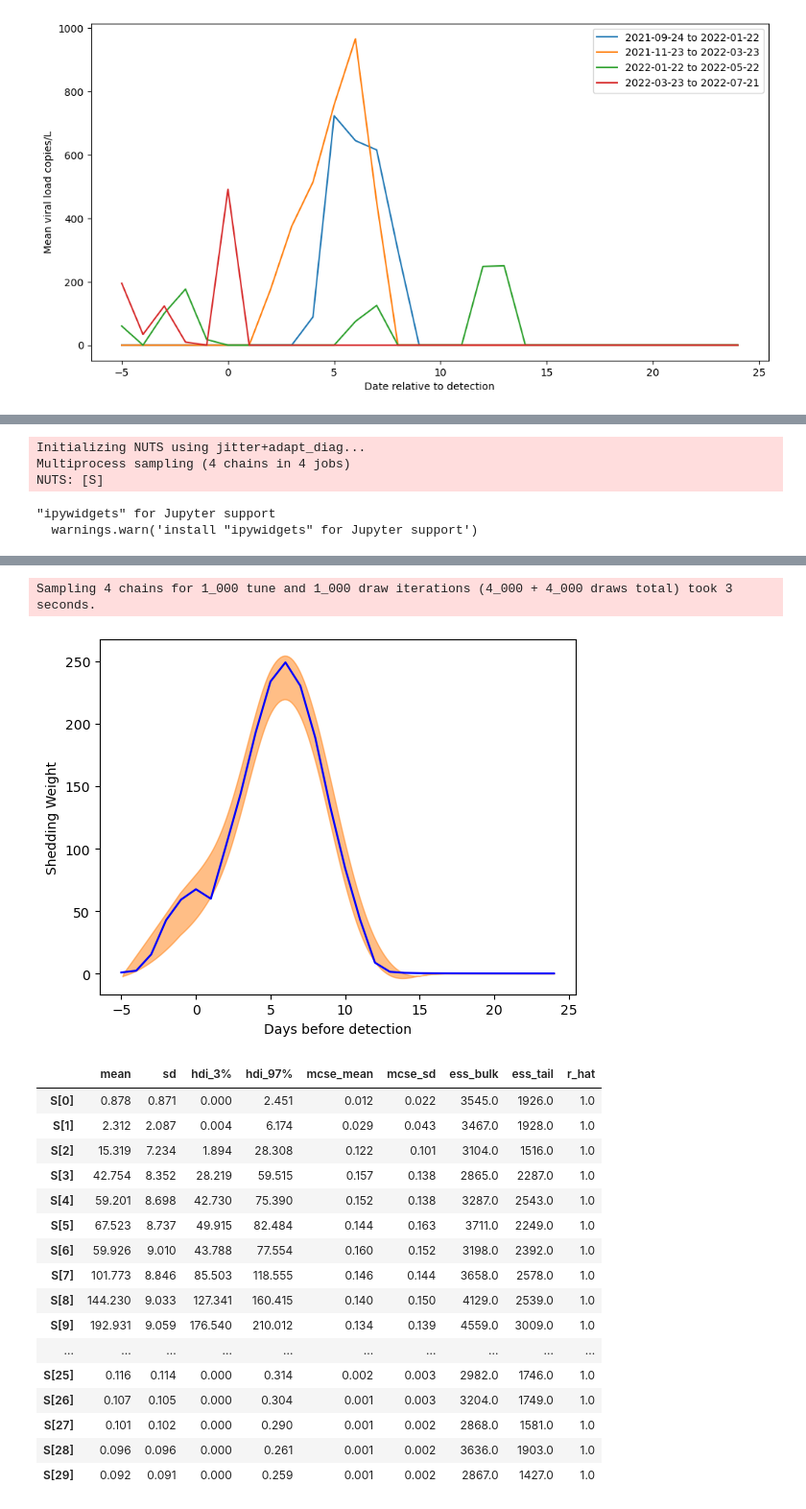
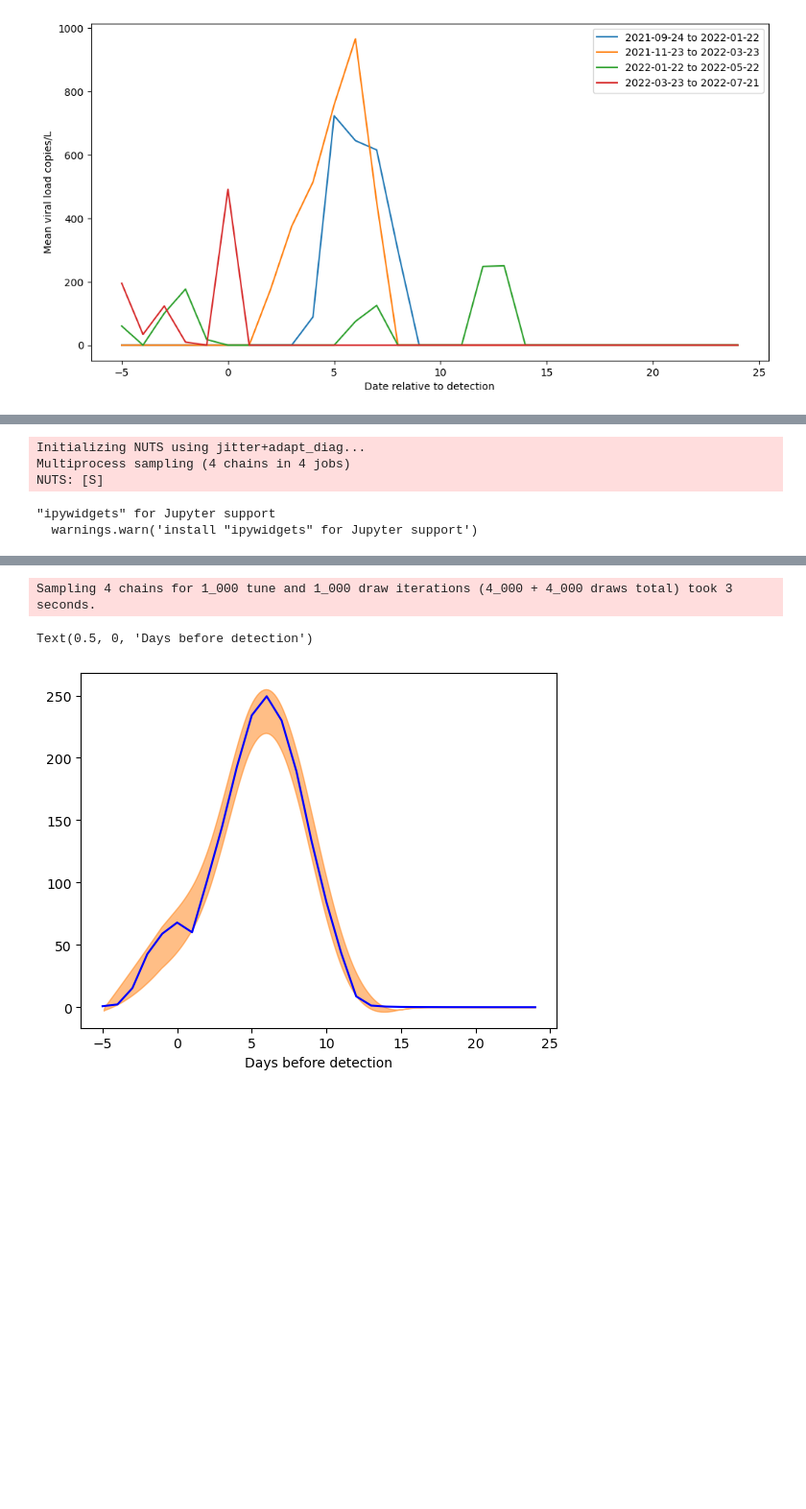
Before and after one commit to elizabethmurphy24/Wastewater-Surveillence, a Jupyter notebook: shedding.ipynb, the cells around one changed output, grey strips where cells are left out. Shown at 96% size. Drawn from its saved outputs; the diff is of its cells as text; code cells hidden in the pictures; blank space fills up the shorter version.

Commit message:
Poisson

```diff
--- a/shedding.ipynb
+++ b/shedding.ipynb
@@ -625,64 +559,34 @@ Sampling 4 chains for 1_000 tune and 1_000 draw iterations (4_000 + 4_000 draws
 # %%
+import pymc as pm
+import arviz as az
+
 N = 30
 F = 5
 
 X = np.array([cdf['Mean viral gene copies/L'].values[(j-F):(j+N-F)] for j in range(F,(cdf.shape[0]-N+F))])/cdf['Mean viral gene copies/L'].mean()
 Y = cdf['cases'].values[F:(len(cdf['cases'])-N+F)]
 
-# Poisson distribution
 with pm.Model() as shedding_model:
     S = pm.HalfNormal("S", sigma=10, shape=N)
     mu = pm.math.dot(X, S)
     Y_obs = pm.Poisson("Y_obs", mu=mu, observed=Y)
     trace = pm.sample(1000, tune=1000, target_accept=0.9, return_inferencedata=True)
 
 
-# NO LAG
-# az.plot_hdi(np.arange(N), trace.posterior["S"].values, hdi_prob=0.95)
-# plt.plot(trace.posterior["S"].values.mean(axis=(0, 1)), color="blue")
-# plt.xlabel("Days before detection")
-# plt.ylabel("Shedding Weight")
-# plt.show()
+#with shedding_model:
+#   display(az.summary(trace, round_to=2))
 
 lags = np.arange(N) - F
 az.plot_hdi(lags, trace.posterior["S"].values, hdi_prob=0.95)
 plt.plot(lags, trace.posterior["S"].values.mean(axis=(0, 1)), color="blue")
 plt.xlabel("Days before detection")
-plt.ylabel("Shedding Weight")
-plt.show()
-
-# scale the shedding kernel to plot it on the "Mean viral load copies/L" scale
-scaled = trace.posterior["S"].values * cdf['Mean viral gene copies/L'].mean()
-
-az.plot_hdi(lags, scaled, hdi_prob=0.95)
-plt.plot(lags, scaled.mean(axis=(0, 1)), color="blue")
-plt.xlabel("Days before detection")
-plt.ylabel("Mean Viral Load Copies/L")
-
-az.summary(trace, var_names=["S"])
 # %% [output]
 Initializing NUTS using jitter+adapt_diag...
 Multiprocess sampling (4 chains in 4 jobs)
 NUTS: [S]
 "ipywidgets" for Jupyter support
   warnings.warn('install "ipywidgets" for Jupyter support')
 [interactive output not drawn]
 Sampling 4 chains for 1_000 tune and 1_000 draw iterations (4_000 + 4_000 draws total) took 3 seconds.
+Text(0.5, 0, 'Days before detection')
-[figure, old version]
+[figure, new version]
-|  | mean | sd | hdi_3% | hdi_97% | mcse_mean | mcse_sd | ess_bulk | ess_tail | r_hat |
-| S[0] | 0.878 | 0.871 | 0.000 | 2.451 | 0.012 | 0.022 | 3545.0 | 1926.0 | 1.0 |
-| S[1] | 2.312 | 2.087 | 0.004 | 6.174 | 0.029 | 0.043 | 3467.0 | 1928.0 | 1.0 |
-| S[2] | 15.319 | 7.234 | 1.894 | 28.308 | 0.122 | 0.101 | 3104.0 | 1516.0 | 1.0 |
-| S[3] | 42.754 | 8.352 | 28.219 | 59.515 | 0.157 | 0.138 | 2865.0 | 2287.0 | 1.0 |
-| S[4] | 59.201 | 8.698 | 42.730 | 75.390 | 0.152 | 0.138 | 3287.0 | 2543.0 | 1.0 |
-| S[5] | 67.523 | 8.737 | 49.915 | 82.484 | 0.144 | 0.163 | 3711.0 | 2249.0 | 1.0 |
-| S[6] | 59.926 | 9.010 | 43.788 | 77.554 | 0.160 | 0.152 | 3198.0 | 2392.0 | 1.0 |
-| S[7] | 101.773 | 8.846 | 85.503 | 118.555 | 0.146 | 0.144 | 3658.0 | 2578.0 | 1.0 |
-| S[8] | 144.230 | 9.033 | 127.341 | 160.415 | 0.140 | 0.150 | 4129.0 | 2539.0 | 1.0 |
-| S[9] | 192.931 | 9.059 | 176.540 | 210.012 | 0.134 | 0.139 | 4559.0 | 3009.0 | 1.0 |
-| ... | ... | ... | ... | ... | ... | ... | ... | ... | ... |
-| S[25] | 0.116 | 0.114 | 0.000 | 0.314 | 0.002 | 0.003 | 2982.0 | 1746.0 | 1.0 |
-| S[26] | 0.107 | 0.105 | 0.000 | 0.304 | 0.001 | 0.003 | 3204.0 | 1749.0 | 1.0 |
-| S[27] | 0.101 | 0.102 | 0.000 | 0.290 | 0.001 | 0.002 | 2868.0 | 1581.0 | 1.0 |
-| S[28] | 0.096 | 0.096 | 0.000 | 0.261 | 0.001 | 0.002 | 3636.0 | 1903.0 | 1.0 |
-| S[29] | 0.092 | 0.091 | 0.000 | 0.259 | 0.001 | 0.002 | 2867.0 | 1427.0 | 1.0 |
```
Also changed, not shown: parts of 8 cells of this notebook.
